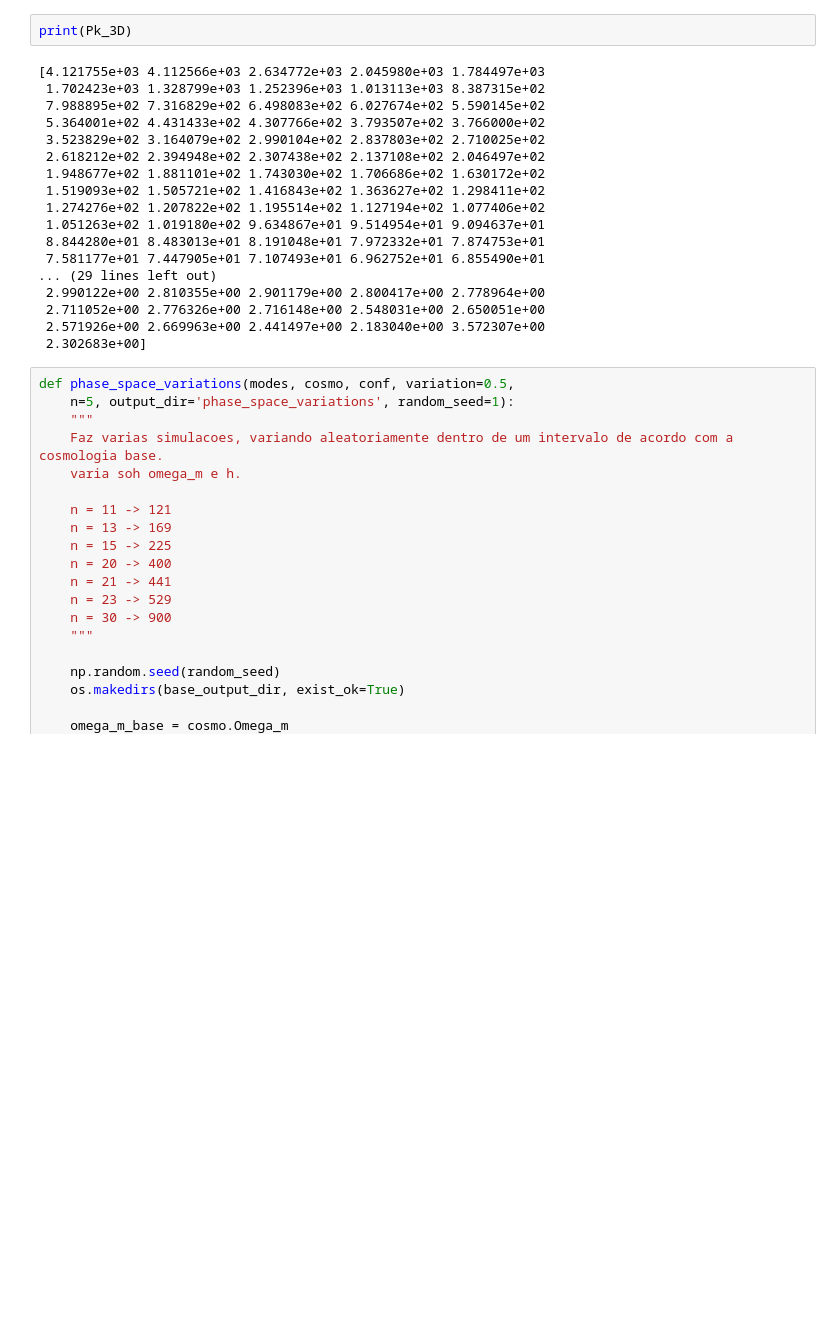
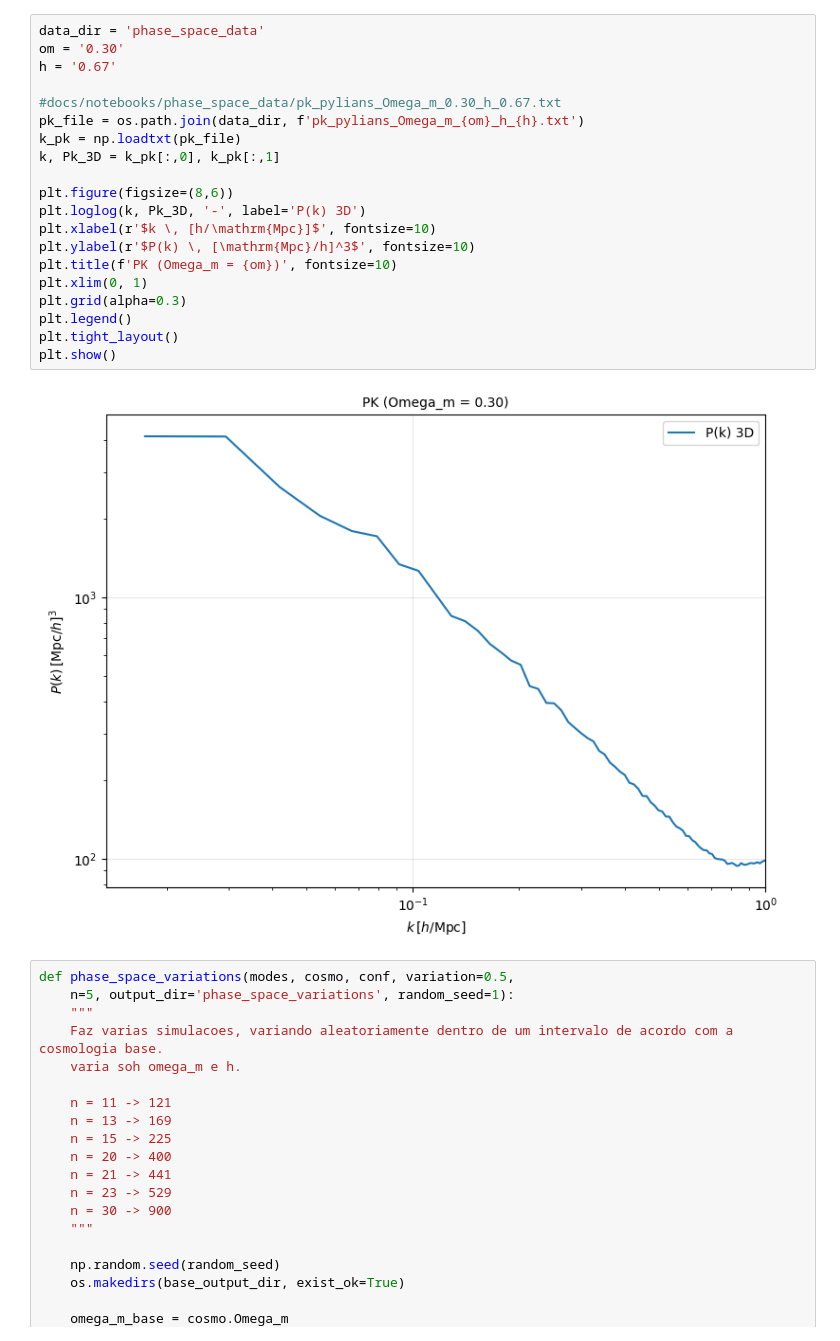
Before and after one commit to pvinig/pmwd, a Jupyter notebook: docs/notebooks/lians.ipynb, the cells around one changed output. Drawn from its saved outputs; the diff is of its cells as text; blank space fills up the shorter version.

```diff
--- a/docs/notebooks/lians.ipynb
+++ b/docs/notebooks/lians.ipynb
@@ -48,23 +6,25 @@ Informações da simulação: {'a': 1.0, 'mesh_shape': (256, 256, 256), 'box_siz
-# %%
-print(Pk_3D)
-# %% [output]
-[4.121755e+03 4.112566e+03 2.634772e+03 2.045980e+03 1.784497e+03
- 1.702423e+03 1.328799e+03 1.252396e+03 1.013113e+03 8.387315e+02
- 7.988895e+02 7.316829e+02 6.498083e+02 6.027674e+02 5.590145e+02
- 5.364001e+02 4.431433e+02 4.307766e+02 3.793507e+02 3.766000e+02
- 3.523829e+02 3.164079e+02 2.990104e+02 2.837803e+02 2.710025e+02
- 2.618212e+02 2.394948e+02 2.307438e+02 2.137108e+02 2.046497e+02
- 1.948677e+02 1.881101e+02 1.743030e+02 1.706686e+02 1.630172e+02
- 1.519093e+02 1.505721e+02 1.416843e+02 1.363627e+02 1.298411e+02
- 1.274276e+02 1.207822e+02 1.195514e+02 1.127194e+02 1.077406e+02
- 1.051263e+02 1.019180e+02 9.634867e+01 9.514954e+01 9.094637e+01
- 8.844280e+01 8.483013e+01 8.191048e+01 7.972332e+01 7.874753e+01
- 7.581177e+01 7.447905e+01 7.107493e+01 6.962752e+01 6.855490e+01
-... (29 lines left out)
- 2.990122e+00 2.810355e+00 2.901179e+00 2.800417e+00 2.778964e+00
- 2.711052e+00 2.776326e+00 2.716148e+00 2.548031e+00 2.650051e+00
- 2.571926e+00 2.669963e+00 2.441497e+00 2.183040e+00 3.572307e+00
- 2.302683e+00]
+# %%
+data_dir = 'phase_space_data'
+om = '0.30'
+h = '0.67'
+
+#docs/notebooks/phase_space_data/pk_pylians_Omega_m_0.30_h_0.67.txt
+pk_file = os.path.join(data_dir, f'pk_pylians_Omega_m_{om}_h_{h}.txt')
+k_pk = np.loadtxt(pk_file)
+k, Pk_3D = k_pk[:,0], k_pk[:,1]
+
+plt.figure(figsize=(8,6))
+plt.loglog(k, Pk_3D, '-', label='P(k) 3D')
+plt.xlabel(r'$k \, [h/\mathrm{Mpc}]$', fontsize=10)
+plt.ylabel(r'$P(k) \, [\mathrm{Mpc}/h]^3$', fontsize=10)
+plt.title(f'PK (Omega_m = {om})', fontsize=10)
+plt.xlim(0, 1)
+plt.grid(alpha=0.3)
+plt.legend()
+plt.tight_layout()
+plt.show()
+# %% [output]
+[figure, added]
 # %%
 def phase_space_variations(modes, cosmo, conf, variation=0.5,
     n=5, output_dir='phase_space_variations', random_seed=1):
```
Also changed, not shown: parts of 1 cell of this notebook, 2 other files.
